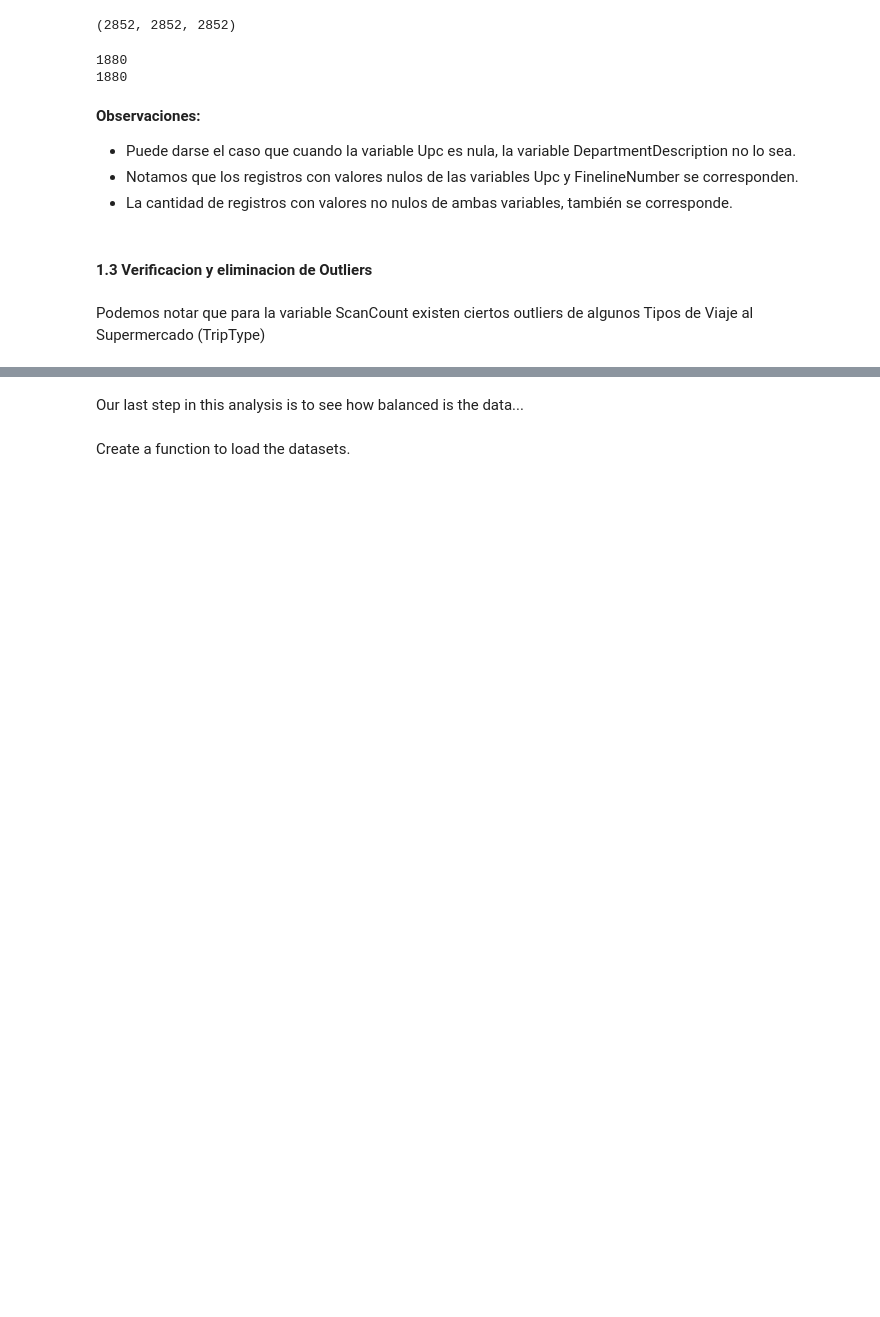
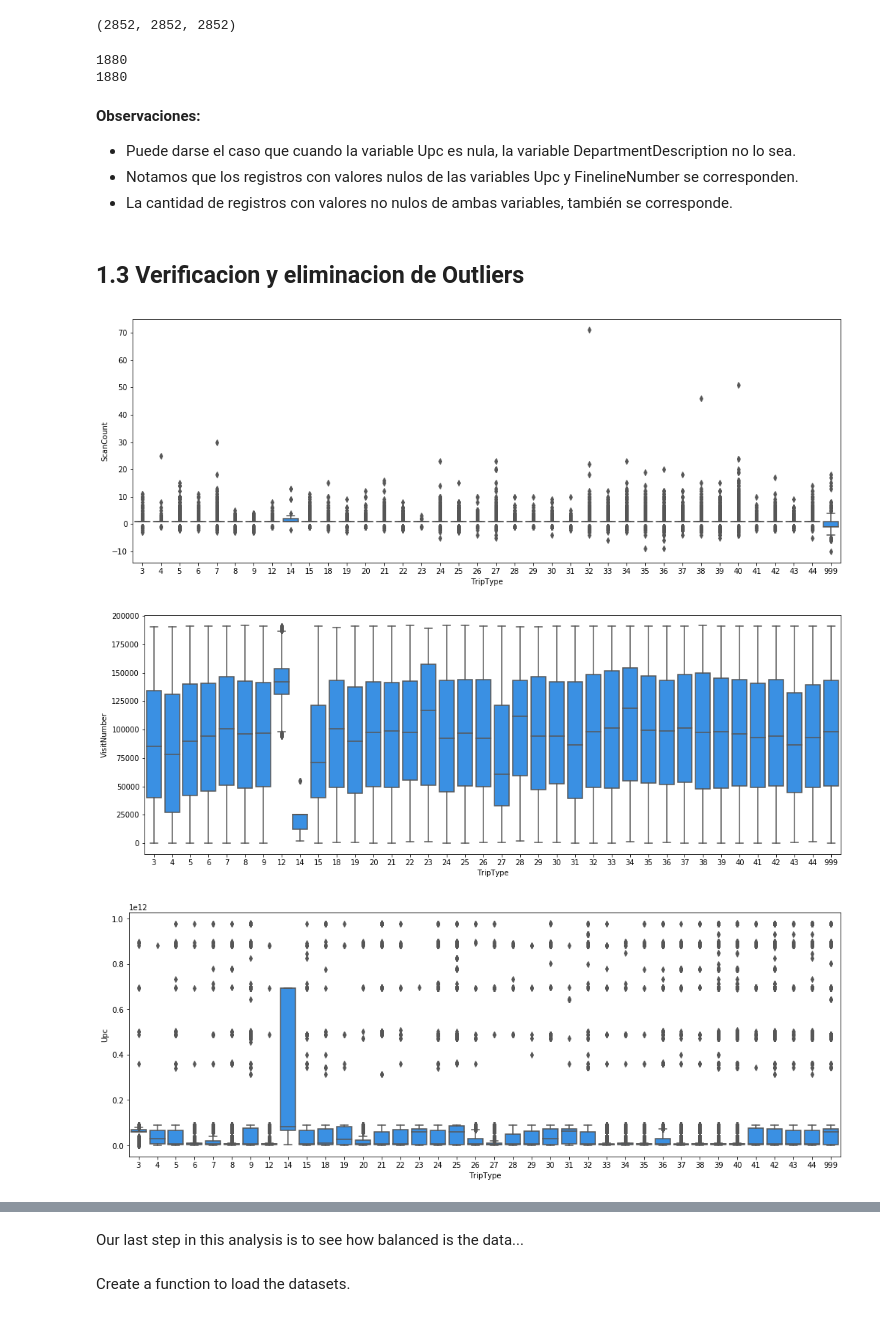
Before and after one commit to Verobornancini/AprendizajeSupervisado, a Jupyter notebook: practico/src/baseline.ipynb, the cells around one changed output, grey strips where cells are left out. Saved outputs shown, nothing was run; the diff lists cells and outputs as text; code cells hidden in the pictures; blank space fills up the shorter version.

```diff
--- a/practico/src/baseline.ipynb
+++ b/practico/src/baseline.ipynb
@@ -267,19 +267,21 @@ print(df_notna.Upc.isnull().sum())
 * Notamos que los registros con valores nulos de las variables Upc y FinelineNumber se corresponden.
 * La cantidad de registros con valores no nulos de ambas variables, también se corresponde.
 # %% [markdown]
-#### 1.3 Verificacion y eliminacion de Outliers
+## 1.3 Verificacion y eliminacion de Outliers
 # %%
-df_outl = df_notna.loc[:, ['TripType', 'VisitNumber', 'Upc', 'ScanCount']]
+# 1) Seleccinamos las variables con el método .loc usando los nombres de las columnas
+df_outl = df_notna.loc[:, ['TripType','ScanCount', 'VisitNumber', 'Upc']]
 
+# 2) Graficamos los boxplot para detectar outliers
 for feature in df_outl.columns:
 
     if feature != 'TripType':
         plt.figure (figsize=(17,6))
         sns.boxplot(data=df_outl, color='dodgerblue', x='TripType', y=feature)
-        #plt.title('Boxplot para ', feature)
         plt.ylabel(feature)
         plt.xlabel('TripType')
-        sns.despine()
         plt.show()
+# %% [output]
+[figure, added]
+[figure, added]
+[figure, added]
-# %% [markdown]
-Podemos notar que para la variable ScanCount existen ciertos outliers de algunos Tipos de Viaje al Supermercado (TripType)
```
Also changed, not shown: parts of 53 cells of this notebook.
